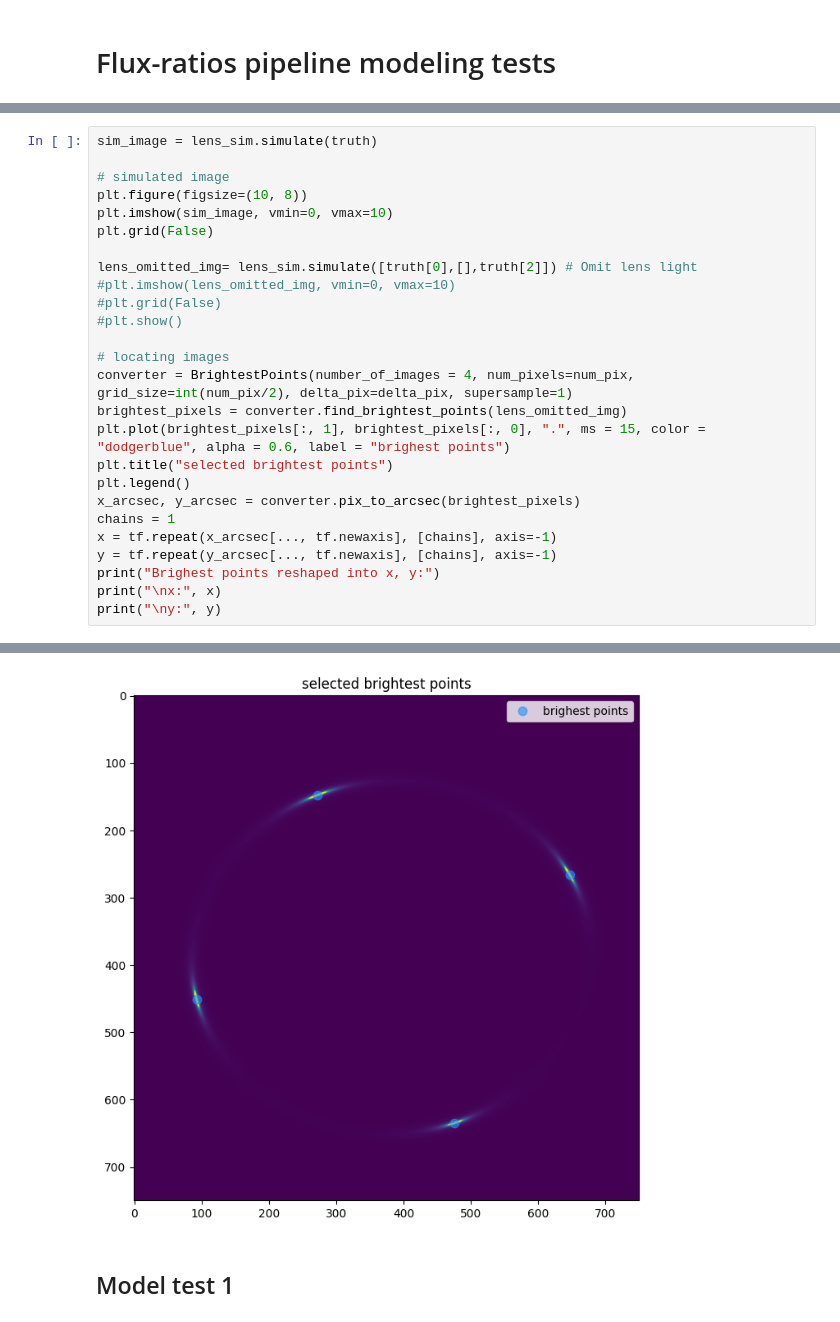
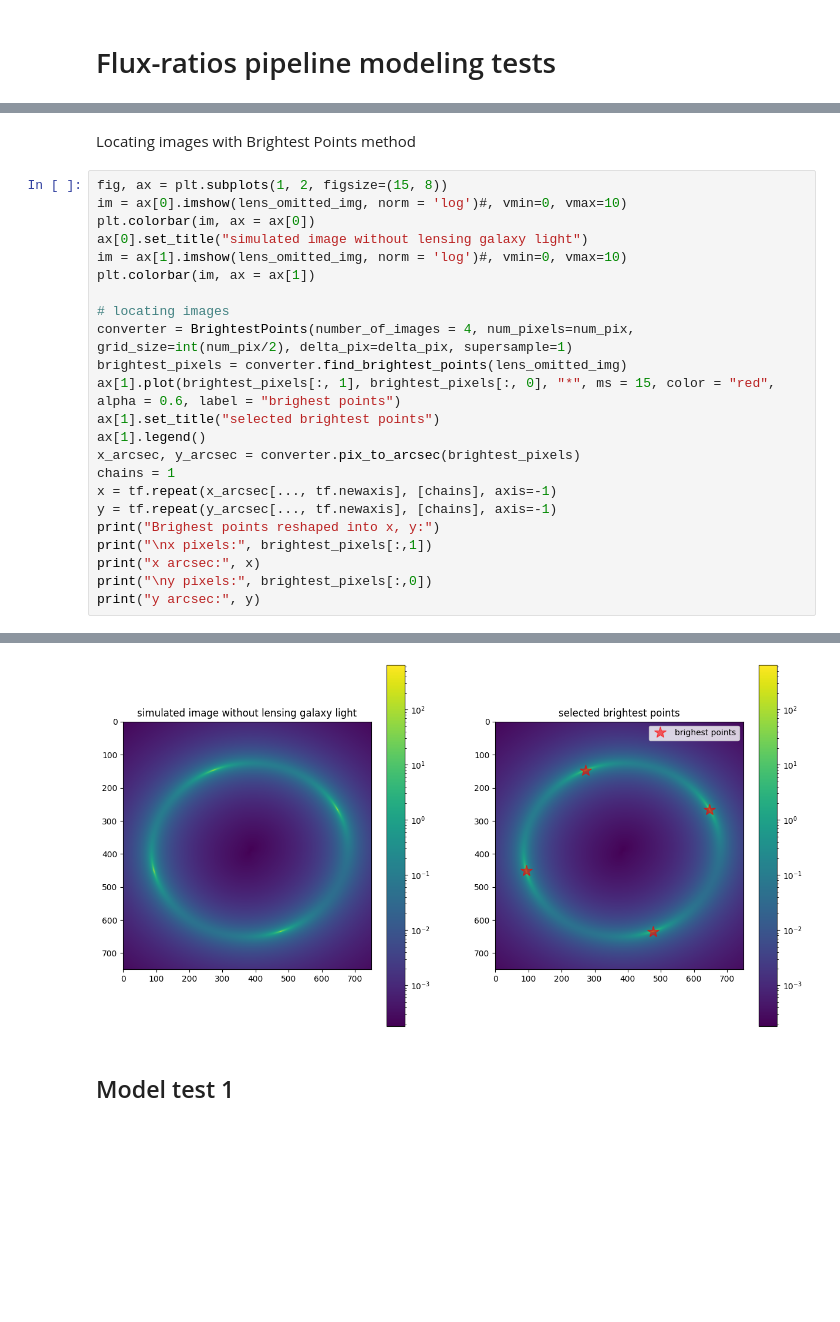
Before and after one commit to oscar-s-p/GL-PS, a Jupyter notebook: notebooks/flux_ratios_tests.ipynb, the cells around one changed output, grey strips where cells are left out. Saved outputs shown, nothing was run; the diff lists cells and outputs as text; blank space fills up the shorter version.

```diff
--- a/notebooks/flux_ratios_tests.ipynb
+++ b/notebooks/flux_ratios_tests.ipynb
@@ -146,29 +181,28 @@ lens_sim = LensSimulator(phys_model, sim_config, bs=1)
+# %% [markdown]
+Locating images with Brightest Points method
 # %%
-sim_image = lens_sim.simulate(truth)
-
-# simulated image
-plt.figure(figsize=(10, 8))
-plt.imshow(sim_image, vmin=0, vmax=10)
-plt.grid(False)
-
-lens_omitted_img= lens_sim.simulate([truth[0],[],truth[2]]) # Omit lens light
-#plt.imshow(lens_omitted_img, vmin=0, vmax=10)
-#plt.grid(False)
-#plt.show()
+fig, ax = plt.subplots(1, 2, figsize=(15, 8))
+im = ax[0].imshow(lens_omitted_img, norm = 'log')#, vmin=0, vmax=10)
+plt.colorbar(im, ax = ax[0])
+ax[0].set_title("simulated image without lensing galaxy light")
+im = ax[1].imshow(lens_omitted_img, norm = 'log')#, vmin=0, vmax=10)
+plt.colorbar(im, ax = ax[1])
 
 # locating images
 converter = BrightestPoints(number_of_images = 4, num_pixels=num_pix, grid_size=int(num_pix/2), delta_pix=delta_pix, supersample=1)
 brightest_pixels = converter.find_brightest_points(lens_omitted_img)
-plt.plot(brightest_pixels[:, 1], brightest_pixels[:, 0], ".", ms = 15, color = "dodgerblue", alpha = 0.6, label = "brighest points")
-plt.title("selected brightest points")
-plt.legend()
+ax[1].plot(brightest_pixels[:, 1], brightest_pixels[:, 0], "*", ms = 15, color = "red", alpha = 0.6, label = "brighest points")
+ax[1].set_title("selected brightest points")
+ax[1].legend()
 x_arcsec, y_arcsec = converter.pix_to_arcsec(brightest_pixels)
 chains = 1
 x = tf.repeat(x_arcsec[..., tf.newaxis], [chains], axis=-1)
 y = tf.repeat(y_arcsec[..., tf.newaxis], [chains], axis=-1)
 print("Brighest points reshaped into x, y:")
-print("\nx:", x)
-print("\ny:", y)
+print("\nx pixels:", brightest_pixels[:,1])
+print("x arcsec:", x)
+print("\ny pixels:", brightest_pixels[:,0])
+print("y arcsec:", y)
 # %% [output]
 Brighest points reshaped into x, y:
 
@@ -182,8 +218,8 @@ y: tf.Tensor(
 [[ 0.04590001]
  [-0.1359    ]
  [-0.0651    ]
  [ 0.15630001]], shape=(4, 1), dtype=float32)
-[figure, old version]
+[figure, new version]
 # %% [markdown]
 ## Model test 1
 # %%
```
Also changed, not shown: parts of 12 cells of this notebook.
